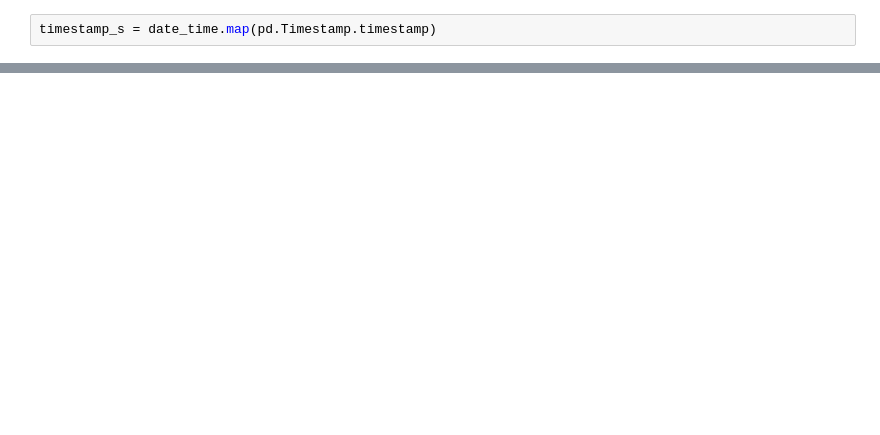
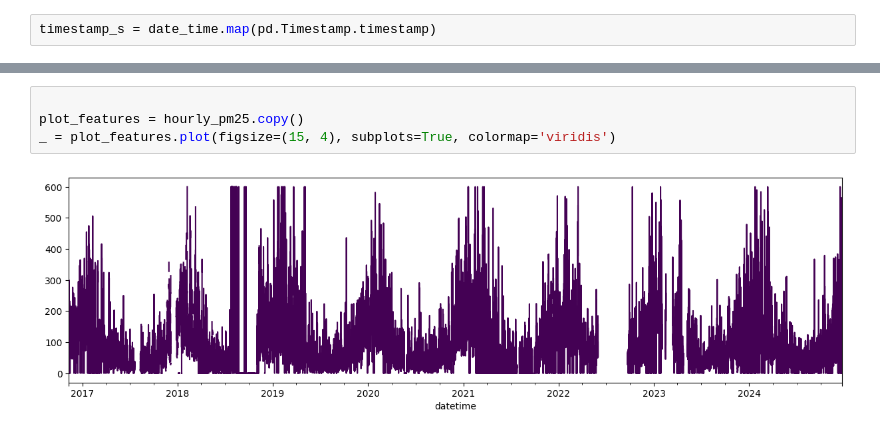
Before and after one commit to cpi-knights/dl-workspace, a Jupyter notebook: aqi_prediction/training.ipynb, the cells around one changed output, grey strips where cells are left out. Drawn from its saved outputs; the diff is of its cells as text; blank space fills up the shorter version.

```diff
--- a/aqi_prediction/training.ipynb
+++ b/aqi_prediction/training.ipynb
@@ -63,0 +79,6 @@ timestamp_s = date_time.map(pd.Timestamp.timestamp)
+# %%
+
+plot_features = hourly_pm25.copy()
+_ = plot_features.plot(figsize=(15, 4), subplots=True, colormap='viridis')
+# %% [output]
+[figure, added]
```
Also changed, not shown: parts of 24 cells of this notebook, 3 other files.
